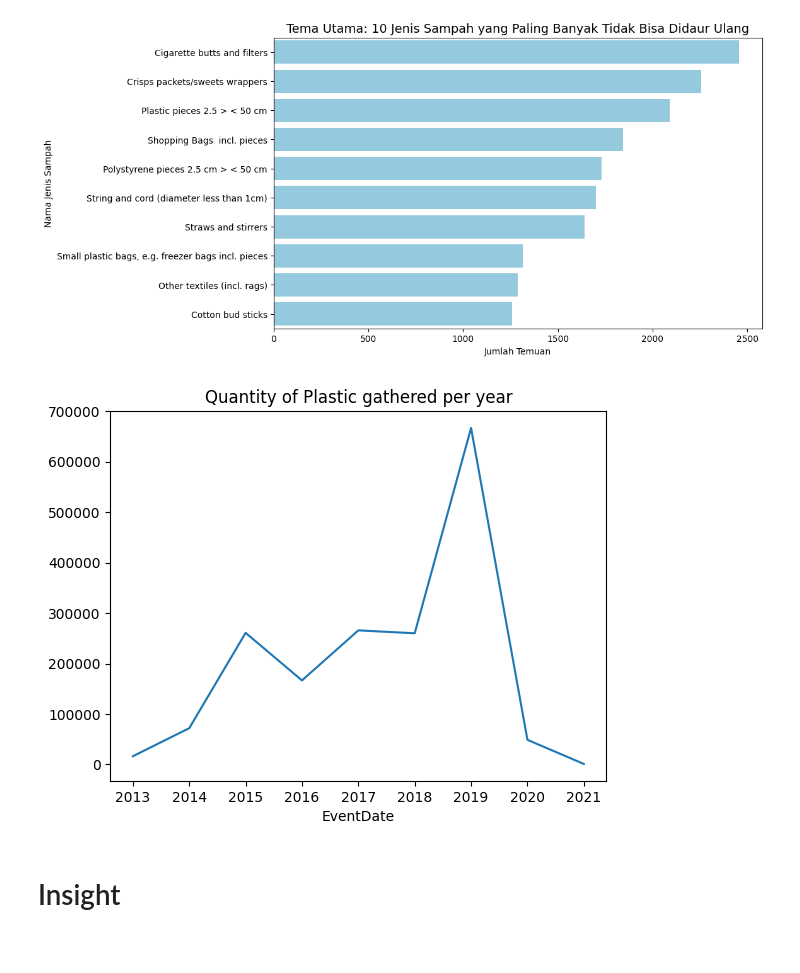
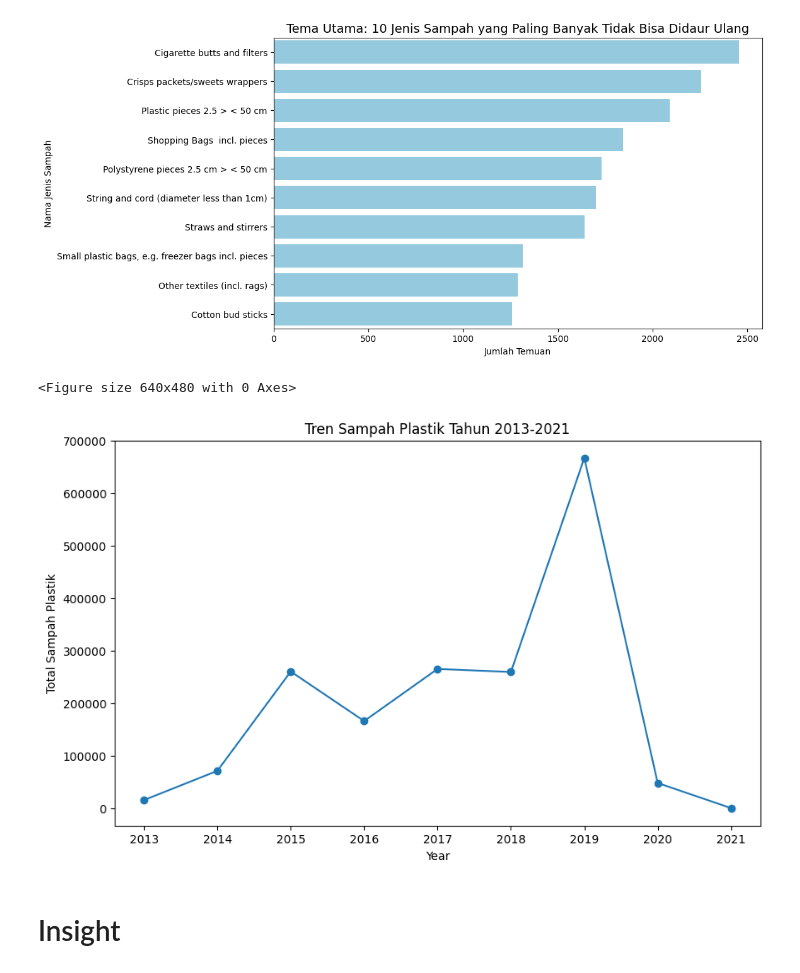
Before and after one commit to rafibakhtiarr/CapstoneDS, a Jupyter notebook: capstone.ipynb, the cells around one changed output. Cells and saved outputs as stored; diff of their text form; code cells hidden in the pictures.

```diff
--- a/capstone.ipynb
+++ b/capstone.ipynb
@@ -892,10 +912,20 @@ plt.show()
 # %%
 # 5. LINE CHART
 ax = plt.figure()
-df_final[df_final['category'] == 'Plastic'].groupby(df_final['EventDate'].dt.year)['Jumlah_Sampah'].sum().plot(title='Quantity of Plastic gathered per year')
+plastic_per_year = (
+    df_final[df_final['category'] == 'Plastic']
+    .groupby(df_final['EventDate'].dt.year)['Jumlah_Sampah']
+    .sum()
+)
+plt. figure(figsize=(10, 6))
+plastic_per_year.plot(marker='o')
+plt.title('Tren Sampah Plastik Tahun 2013-2021')
+plt.xlabel('Year')
+plt.ylabel('Total Sampah Plastik')
 plt.show()
 # %% [output]
+<Figure size 640x480 with 0 Axes>
-[figure, old version]
+[figure, new version]
 # %% [markdown]
 # Insight
 # %% [markdown]
```
Also changed, not shown: parts of 13 cells of this notebook, 5 other files.
